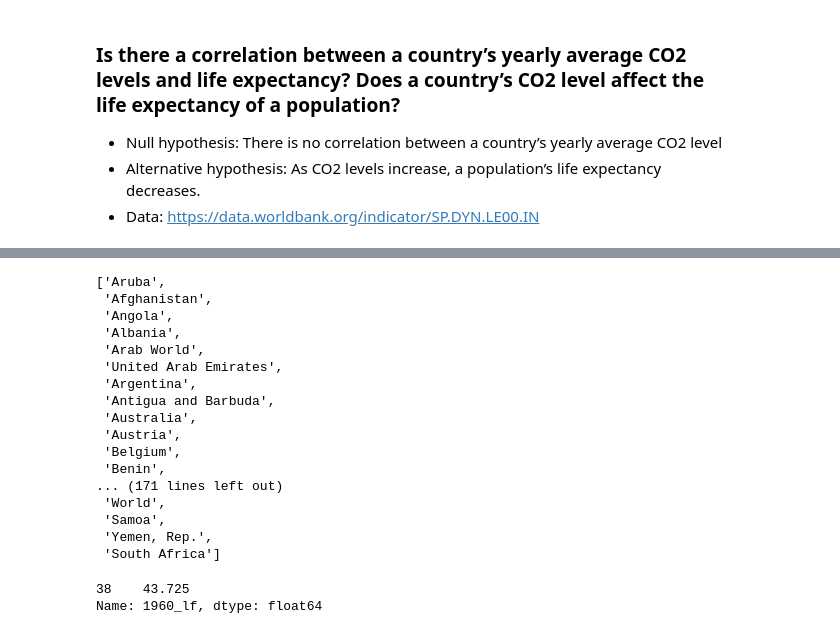
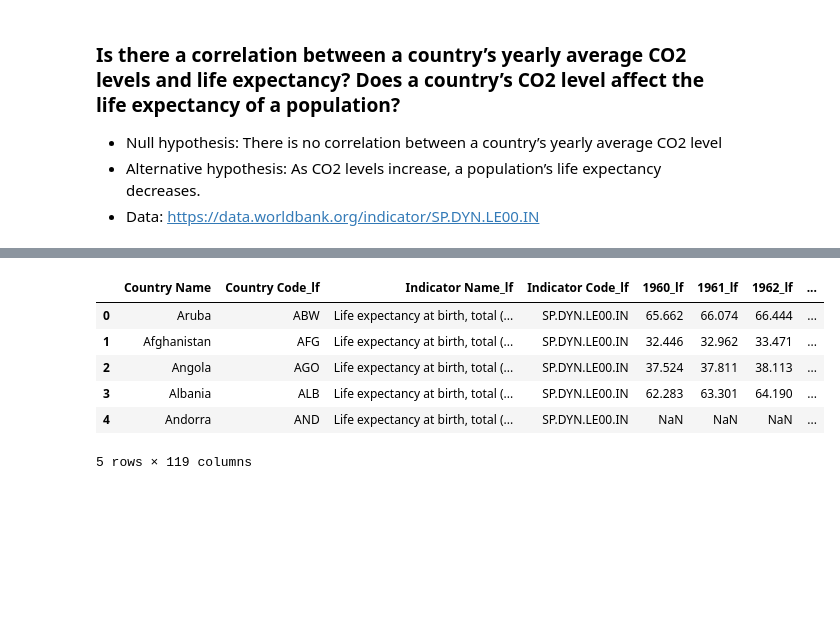
Before and after one commit to Heesu-H/project_1, a Jupyter notebook: CO2_vs_LifeExpectancy_Zheng_Qi.ipynb, the cells around one changed output, grey strips where cells are left out. Drawn from its saved outputs; the diff is of its cells as text; code cells hidden in the pictures; blank space fills up the shorter version.

```diff
--- a/CO2_vs_LifeExpectancy_Zheng_Qi.ipynb
+++ b/CO2_vs_LifeExpectancy_Zheng_Qi.ipynb
@@ -93,28 +74,11 @@ co2_lf_df.dropna(inplace=True)
-# %%
-country=co2_lf_df["Country Name"].tolist()
-country
-# %% [output]
-['Aruba',
- 'Afghanistan',
- 'Angola',
- 'Albania',
- 'Arab World',
- 'United Arab Emirates',
- 'Argentina',
- 'Antigua and Barbuda',
- 'Australia',
- 'Austria',
- 'Belgium',
- 'Benin',
-... (171 lines left out)
- 'World',
- 'Samoa',
- 'Yemen, Rep.',
- 'South Africa']
-# %%
-co2_dict={}
-lf_dict={}
-co2_lf_df["1960_lf"][co2_lf_df["Country Name"]=="China"]
-# %% [output]
-38    43.725
-Name: 1960_lf, dtype: float64
+# %%
+# Preview data
+co2_lf_df.head()
+# %% [output]
+|  | Country Name | Country Code_lf | Indicator Name_lf | Indicator Code_lf | 1960_lf | 1961_lf | 1962_lf | ... |
+| 0 | Aruba | ABW | Life expectancy at birth, total (... | SP.DYN.LE00.IN | 65.662 | 66.074 | 66.444 | ... |
+| 1 | Afghanistan | AFG | Life expectancy at birth, total (... | SP.DYN.LE00.IN | 32.446 | 32.962 | 33.471 | ... |
+| 2 | Angola | AGO | Life expectancy at birth, total (... | SP.DYN.LE00.IN | 37.524 | 37.811 | 38.113 | ... |
+| 3 | Albania | ALB | Life expectancy at birth, total (... | SP.DYN.LE00.IN | 62.283 | 63.301 | 64.190 | ... |
+| 4 | Andorra | AND | Life expectancy at birth, total (... | SP.DYN.LE00.IN | NaN | NaN | NaN | ... |
+5 rows × 119 columns
```
Also changed, not shown: parts of 11 cells of this notebook.
